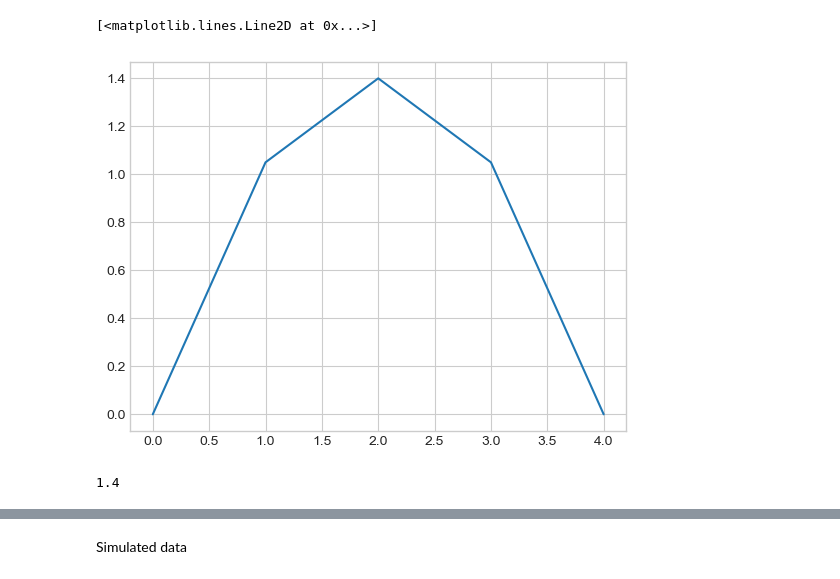
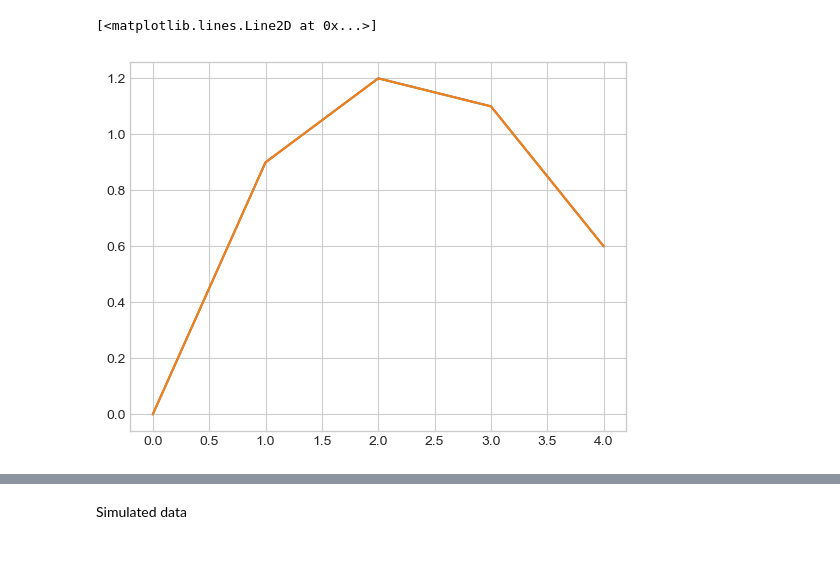
Before and after one commit to juliekrabek123/dynamic_cbjk, a Jupyter notebook: BI.ipynb, the cells around one changed output, grey strips where cells are left out. Cells and saved outputs as stored; diff of their text form; code cells hidden in the pictures.

```diff
--- a/BI.ipynb
+++ b/BI.ipynb
@@ -45,14 +29,11 @@ array([0, 1, 2, 3, 4])
 # %%
 x= range(5)
-#fx = model.cost0[0:5]
-fx3 = model3.utility
-#plt.plot(x, fx)
-plt.plot(x, fx3)
+fx = model3.utility
+#x2 = model.cost0[5:10]
+
+plt.plot(x, fx)
+#plt.plot(x, fx2)
 #plt.axhline(y=0, color='r', linestyle='-')
 # %% [output]
 [<matplotlib.lines.Line2D at 0x...>]
-[figure, old version]
+[figure, new version]
-# %%
-model3.eta2
-# %% [output]
-1.4
```
Also changed, not shown: parts of 18 cells of this notebook, 1 other file.
